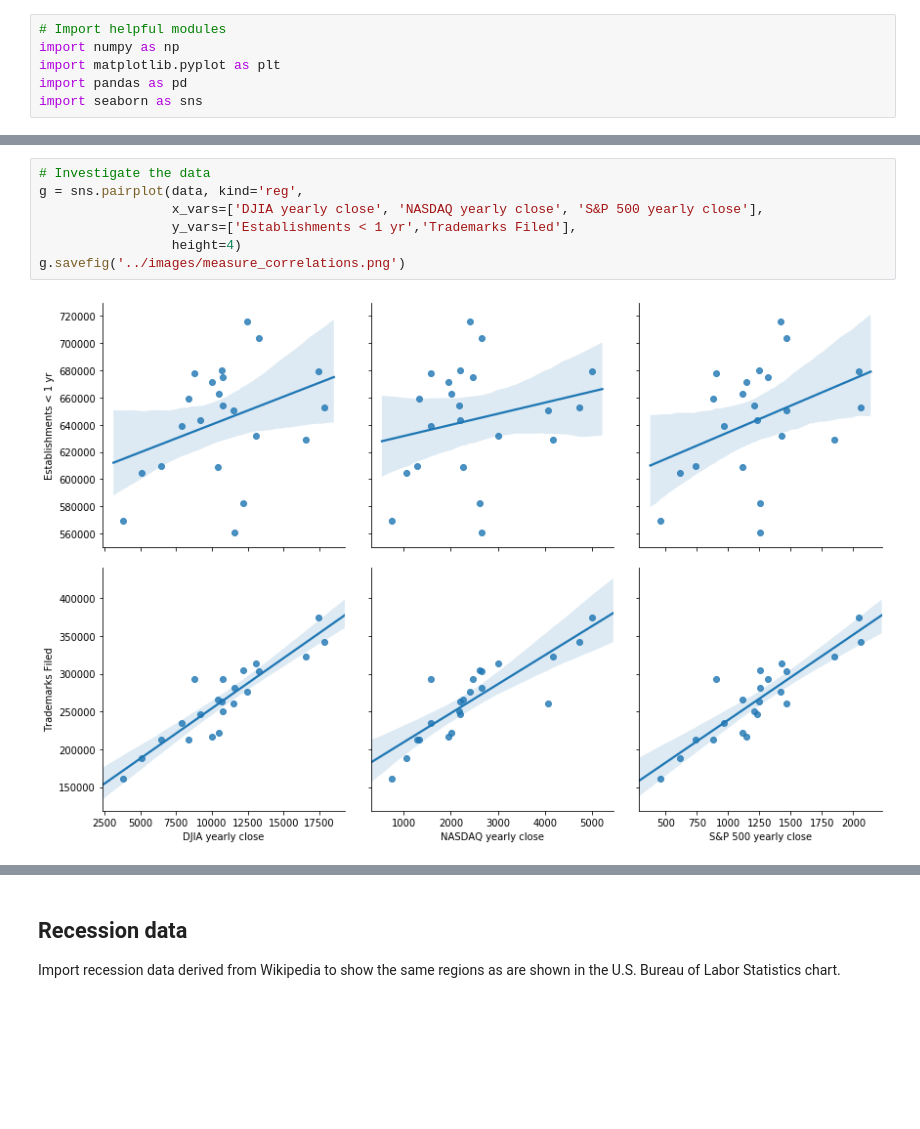
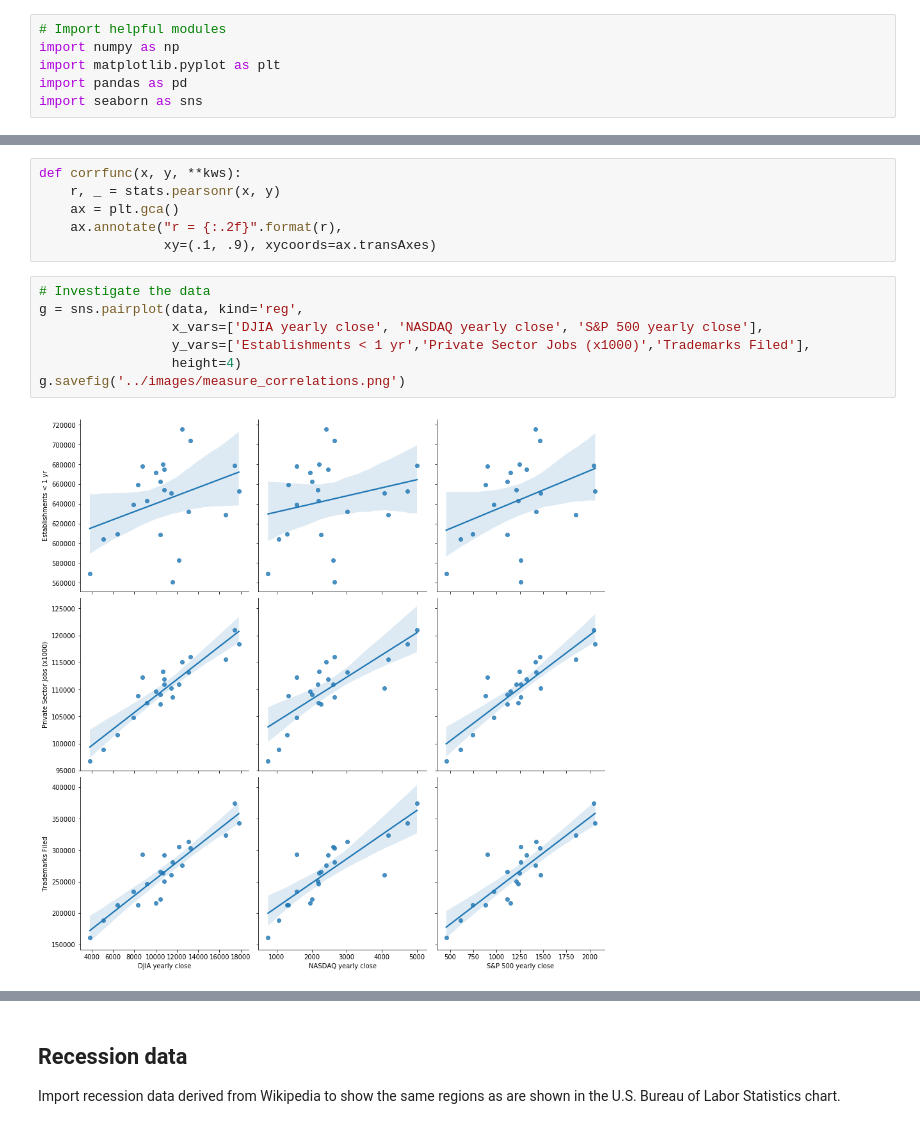
Before and after one commit to Jvinniec/trademarks_and_industry, a Jupyter notebook: notebooks/jobs_and_stocks.ipynb, the cells around one changed output, grey strips where cells are left out. Saved outputs shown, nothing was run; the diff lists cells and outputs as text; blank space fills up the shorter version.

Commit message:
Update project to include data on private sector jobs.

```diff
--- a/notebooks/jobs_and_stocks.ipynb
+++ b/notebooks/jobs_and_stocks.ipynb
@@ -47,12 +51,18 @@ data.describe
+# %%
+def corrfunc(x, y, **kws):
+    r, _ = stats.pearsonr(x, y)
+    ax = plt.gca()
+    ax.annotate("r = {:.2f}".format(r),
+                xy=(.1, .9), xycoords=ax.transAxes)
 # %%
 # Investigate the data
 g = sns.pairplot(data, kind='reg',
                  x_vars=['DJIA yearly close', 'NASDAQ yearly close', 'S&P 500 yearly close'],
-                 y_vars=['Establishments < 1 yr','Trademarks Filed'],
+                 y_vars=['Establishments < 1 yr','Private Sector Jobs (x1000)','Trademarks Filed'],
                  height=4)
 g.savefig('../images/measure_correlations.png')
 # %% [output]
-[figure, old version]
+[figure, new version]
 # %%
 # Scale the data
 data_scaled = pd.DataFrame()
```
Also changed, not shown: parts of 6 cells of this notebook, 5 other files.
